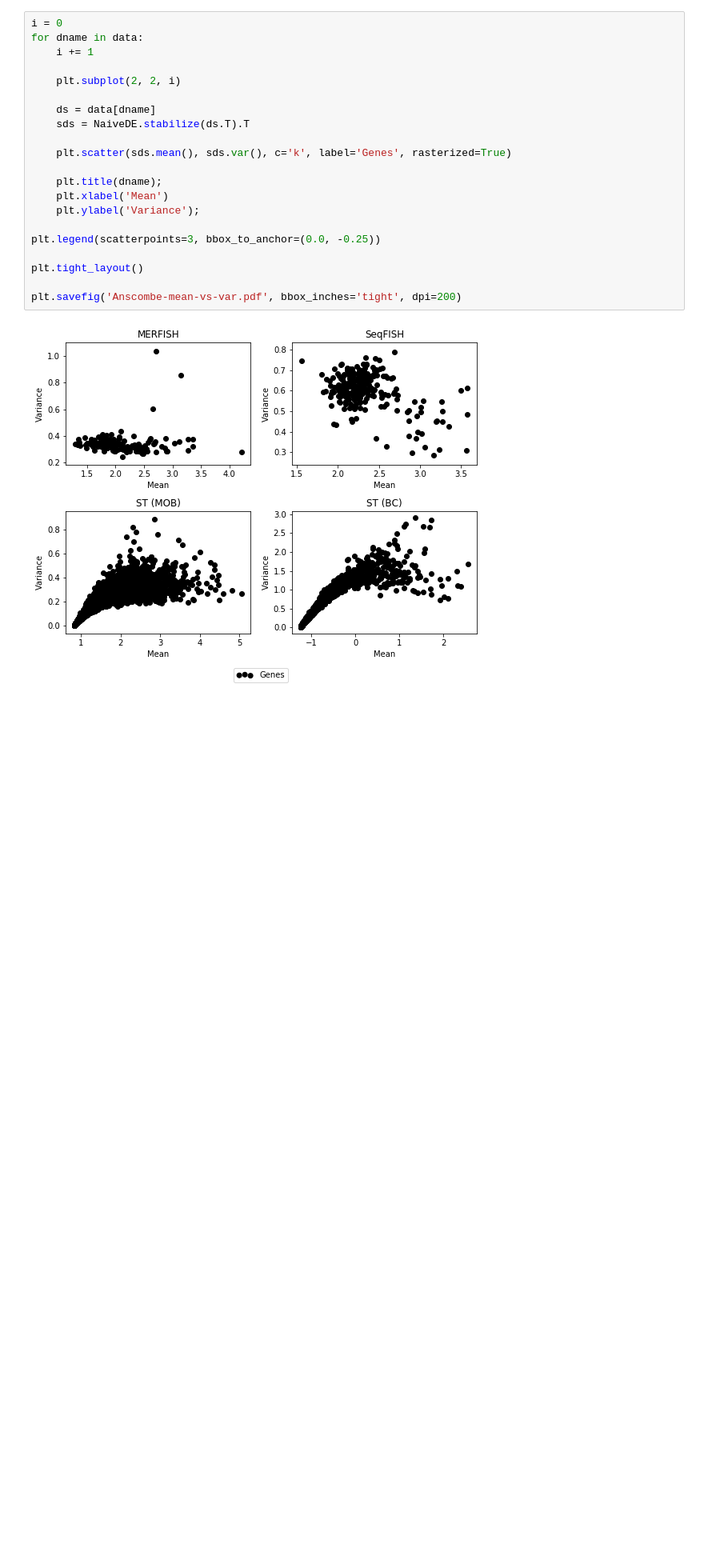
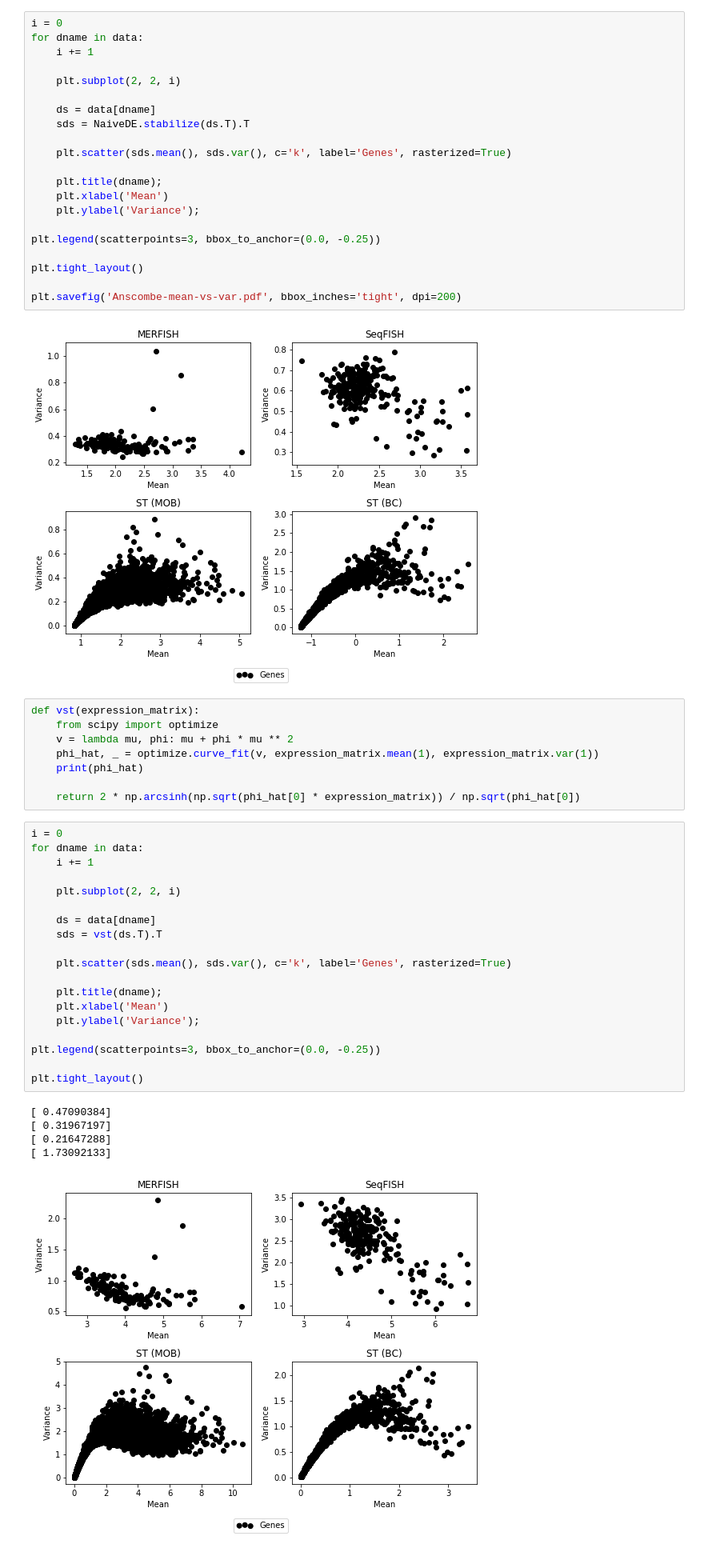
Before and after one commit to Teichlab/SpatialDE, a Jupyter notebook: Analysis/Theory/Anscombe transformation.ipynb, the cells around one changed output. Shown at 80% size. Drawn from its saved outputs; the diff is of its cells as text; blank space fills up the shorter version.

```diff
--- a/Analysis/Theory/Anscombe transformation.ipynb
+++ b/Analysis/Theory/Anscombe transformation.ipynb
@@ -81,3 +81,36 @@ plt.tight_layout()
 plt.savefig('Anscombe-mean-vs-var.pdf', bbox_inches='tight', dpi=200)
 # %% [output]
 [figure]
+# %%
+def vst(expression_matrix):
+    from scipy import optimize
+    v = lambda mu, phi: mu + phi * mu ** 2
+    phi_hat, _ = optimize.curve_fit(v, expression_matrix.mean(1), expression_matrix.var(1))
+    print(phi_hat)
+
+    return 2 * np.arcsinh(np.sqrt(phi_hat[0] * expression_matrix)) / np.sqrt(phi_hat[0])
+# %%
+i = 0
+for dname in data:
+    i += 1
+
+    plt.subplot(2, 2, i)
+
+    ds = data[dname]
+    sds = vst(ds.T).T
+
+    plt.scatter(sds.mean(), sds.var(), c='k', label='Genes', rasterized=True)
+
+    plt.title(dname);
+    plt.xlabel('Mean')
+    plt.ylabel('Variance');
+
+plt.legend(scatterpoints=3, bbox_to_anchor=(0.0, -0.25))
+
+plt.tight_layout()
+# %% [output]
+[ 0.47090384]
+[ 0.31967197]
+[ 0.21647288]
+[ 1.73092133]
+[figure, added]
```
